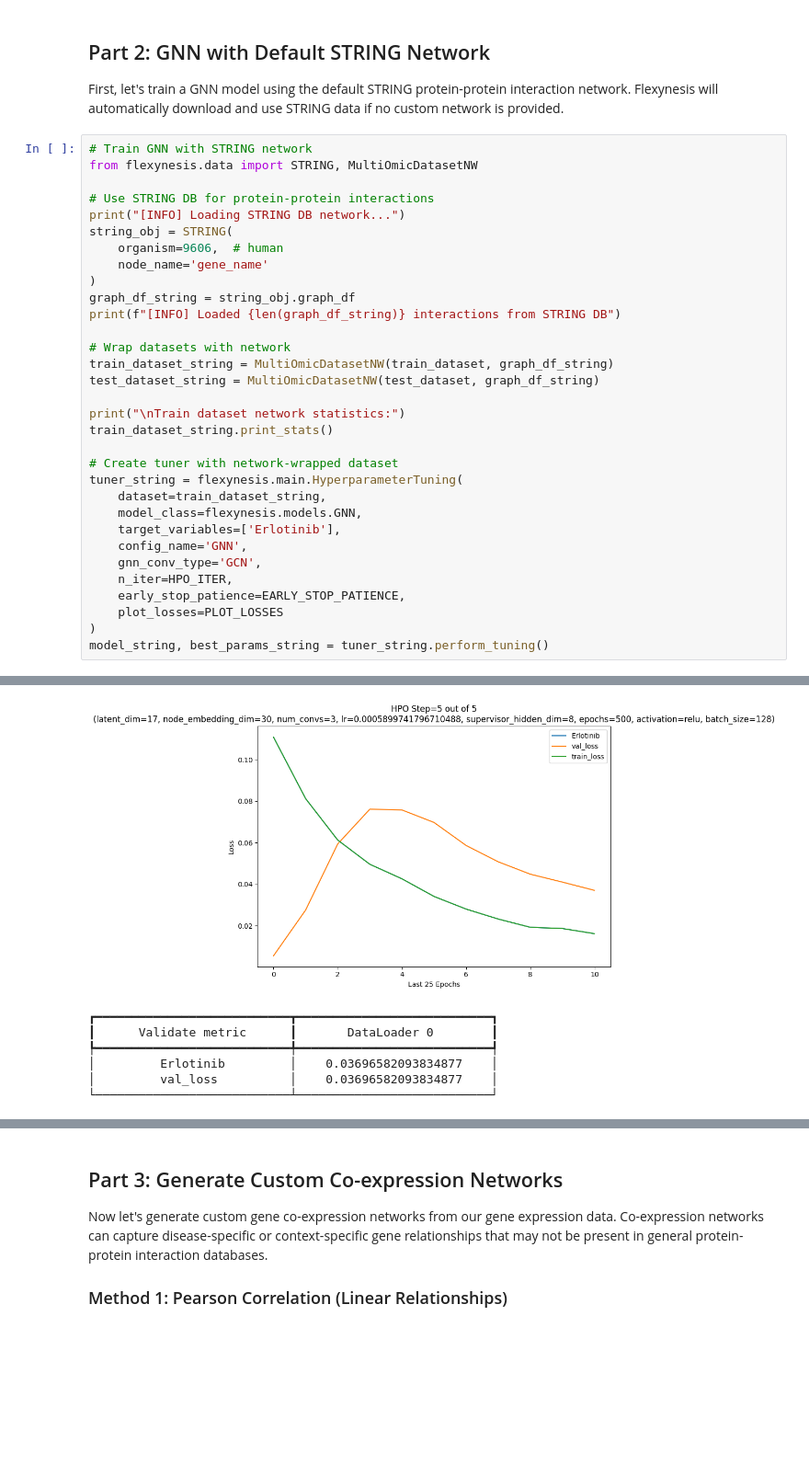
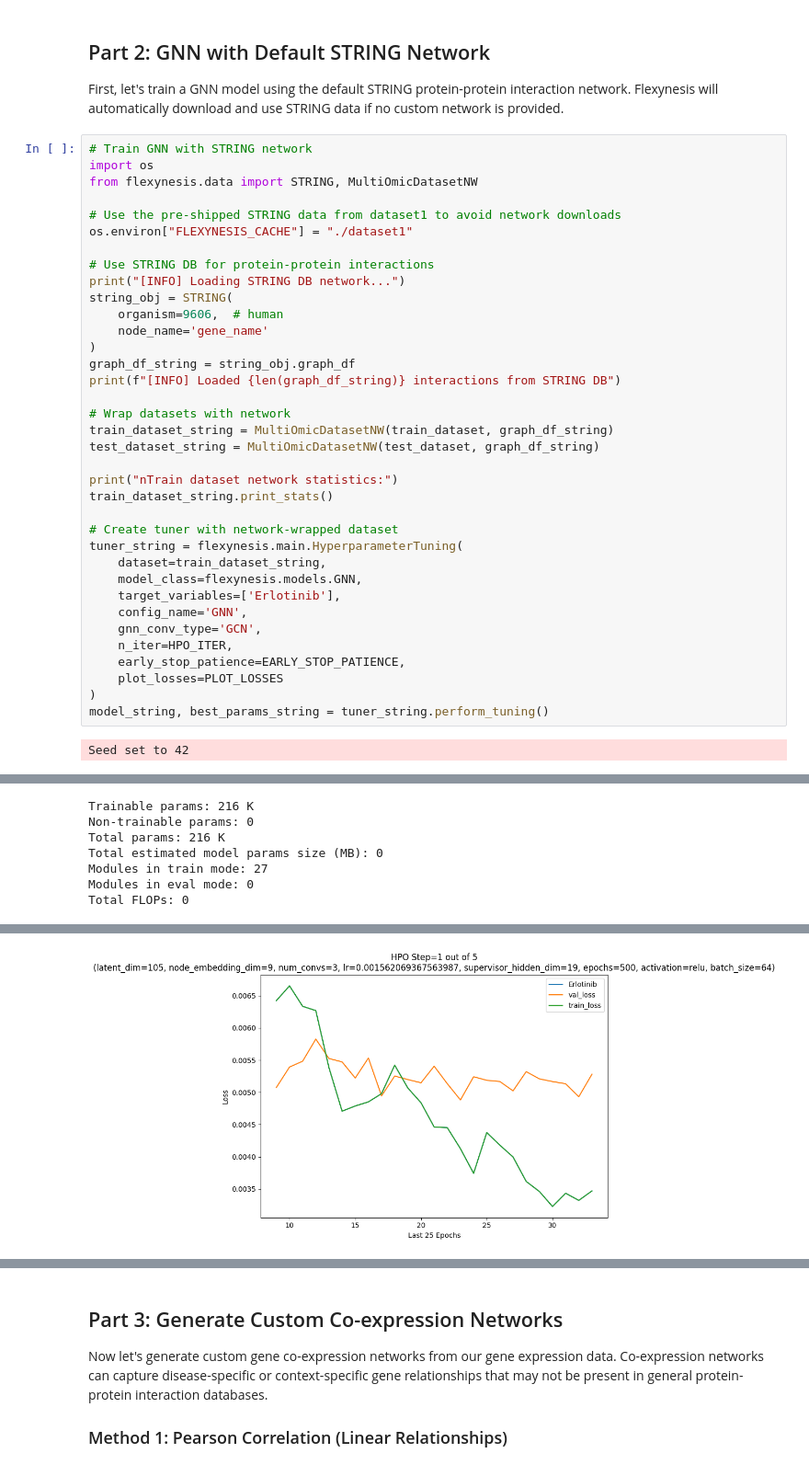
Before and after one commit to BIMSBbioinfo/flexynesis, a Jupyter notebook: examples/tutorials/gnn_custom_networks.ipynb, the cells around one changed output, grey strips where cells are left out. Shown at 92% size. Saved outputs shown, nothing was run; the diff lists cells and outputs as text; blank space fills up the shorter version.

Commit message:
update GNN tutorial to use FLEXYNESIS_CACHE for pre-shipped STRING data and suppress geomloss warnings

```diff
--- a/examples/tutorials/gnn_custom_networks.ipynb
+++ b/examples/tutorials/gnn_custom_networks.ipynb
@@ -91,7 +108,11 @@ Data types: ['cnv', 'gex']
 First, let's train a GNN model using the default STRING protein-protein interaction network. Flexynesis will automatically download and use STRING data if no custom network is provided.
 # %%
 # Train GNN with STRING network
+import os
 from flexynesis.data import STRING, MultiOmicDatasetNW
+
+# Use the pre-shipped STRING data from dataset1 to avoid network downloads
+os.environ["FLEXYNESIS_CACHE"] = "./dataset1"
 
 # Use STRING DB for protein-protein interactions
 print("[INFO] Loading STRING DB network...")
@@ -106,7 +127,7 @@ print(f"[INFO] Loaded {len(graph_df_string)} interactions from STRING DB")
 train_dataset_string = MultiOmicDatasetNW(train_dataset, graph_df_string)
 test_dataset_string = MultiOmicDatasetNW(test_dataset, graph_df_string)
 
-print("\nTrain dataset network statistics:")
+print("nTrain dataset network statistics:")
 train_dataset_string.print_stats()
 
 # Create tuner with network-wrapped dataset
@@ -122,3 +143,4 @@ tuner_string = flexynesis.main.HyperparameterTuning(
 )
 model_string, best_params_string = tuner_string.perform_tuning()
 # %% [output]
+Seed set to 42
@@ -124,0 +169,7 @@ model_string, best_params_string = tuner_string.perform_tuning()
+Trainable params: 216 K
+Non-trainable params: 0
+Total params: 216 K
+Total estimated model params size (MB): 0
+Modules in train mode: 27
+Modules in eval mode: 0
+Total FLOPs: 0
@@ -125,7 +182 @@ model_string, best_params_string = tuner_string.perform_tuning()
-[figure, old version]
+[figure, new version]
-┏━━━━━━━━━━━━━━━━━━━━━━━━━━━┳━━━━━━━━━━━━━━━━━━━━━━━━━━━┓
-┃      Validate metric      ┃       DataLoader 0        ┃
-┡━━━━━━━━━━━━━━━━━━━━━━━━━━━╇━━━━━━━━━━━━━━━━━━━━━━━━━━━┩
-│         Erlotinib         │    0.03696582093834877    │
-│         val_loss          │    0.03696582093834877    │
-└───────────────────────────┴───────────────────────────┘
```
Also changed, not shown: parts of 14 cells of this notebook.
